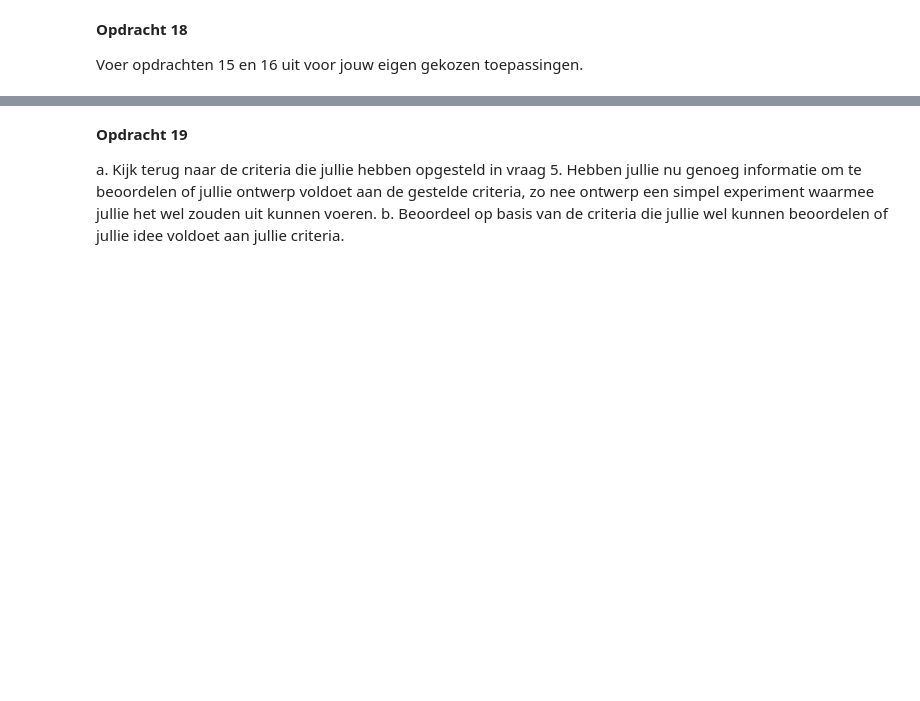
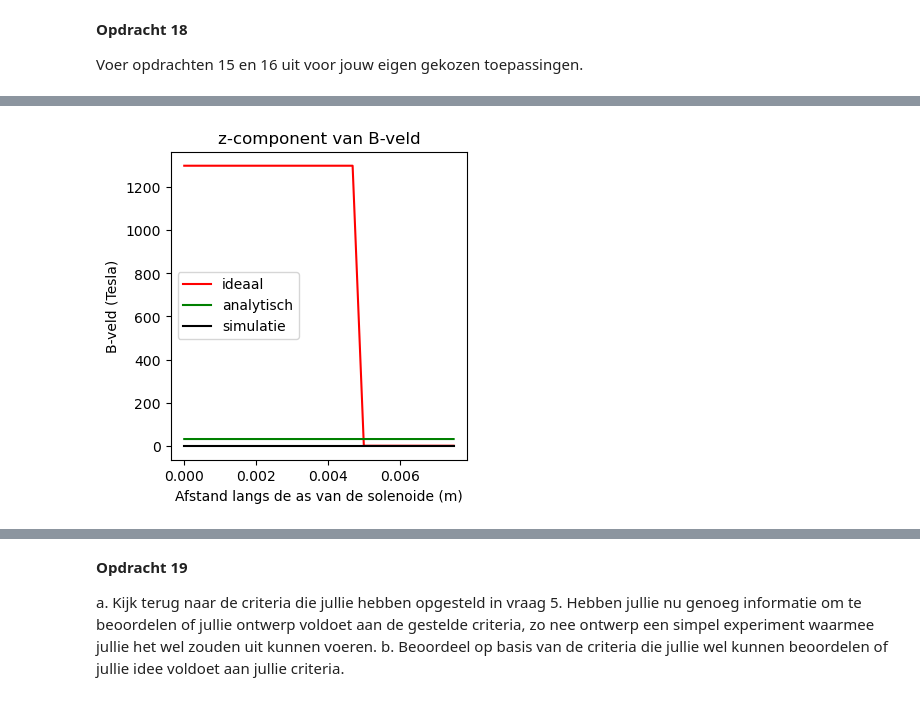
Before and after one commit to ElisabethMijnders/opdrachten-DEF-D-EM, a Jupyter notebook: DigitaleOntwerpopdrachten/2KrachtactuatorOpdracht/2KrachtactuatorOpdracht/KrachtactuatorOpdracht.ipynb, the cells around one changed output, grey strips where cells are left out. Saved outputs shown, nothing was run; the diff lists cells and outputs as text; code cells hidden in the pictures; blank space fills up the shorter version.

```diff
--- a/DigitaleOntwerpopdrachten/2KrachtactuatorOpdracht/2KrachtactuatorOpdracht/KrachtactuatorOpdracht.ipynb
+++ b/DigitaleOntwerpopdrachten/2KrachtactuatorOpdracht/2KrachtactuatorOpdracht/KrachtactuatorOpdracht.ipynb
@@ -635,6 +635,79 @@ Plaats hier jullie evaluatie of de deur actuator aan de minimale kracht eis vold
 
 Voer opdrachten 15 en 16 uit voor jouw eigen gekozen toepassingen.
 # %%
-###
-###Jullie code hier###
-###
+#Toepassing 1: slot
+#opdracht 15
+l_draad = 33.66 # Lengte draad
+r_sol_1 = 0.209 # Straal solenoide
+L_sol_1 = 0.01 # Lengte solenoide
+aantal_omwentelingen_1 = l_draad/(2*np.pi*r_sol_1)# Aantal wikkeling
+aantal_omwentelingen_1 = round(aantal_omwentelingen_1)
+N=10000 #aantal punten
+x,y,z=parametrisatie(N,r_sol_1,aantal_omwentelingen_1,L_sol_1)
+
+#spoed berekenen aantal omwentelingen per meter
+spoed_1=aantal_omwentelingen_1/L_sol_1
+print(f"De spoed is {spoed_1:.2f} omwentelingen/m")
+
+#H-velden berekenen
+n_ax=25
+z_ax=np.linspace(0, 1.5*L_sol_1/2, n_ax)
+H_ax=np.zeros((n_ax,1))
+
+for i_field in range(n_ax):
+    print(f"\rIfield =  {i_field}", end="") # Print welk element van het veld nu berekend wordt.
+    r_field=np.array([0,0,z_ax[i_field]])
+    #2d array voor alle punten langs de z-as
+    r_source = np.zeros((len(x),3))
+    r_source[:,0] = x
+    r_source[:,1] = y
+    r_source[:,2] = z
+    #dl is een stukje van de lengte van de spoel
+    dl_1 = np.diff(r_source, axis=0)
+    #door np.diff wordt dl 1 waarde korter dus dit moet ook voor r_source
+    r_source = r_source[:-1]
+    Hsimulated=np.array([0,0,0], dtype='float64')
+    Hsimulated += np.sum(field_current_element2d(r_field, r_source, dl,I_slot))
+    print(f"Ifield =  {i_field}", end="")
+
+    # selecting the z-component
+    H_ax[i_field,0]=Hsimulated[2]
+
+#Berekening analytische antwoord
+H_analytisch_1= spoed_1*I_slot
+
+H_veld_ideaal=H_analytisch_1*np.ones(n_ax)*(1.0*(z_ax < L_sol_1/2))
+
+# dit is nog een aardige analytische uitdrukking die je kan uitrekenen voor de z-component op de as van een solenoide met eindige lengte
+H_veld_analytisch=(aantal_omwentelingen_1*I_slot/L_sol_1/2)*((L_sol_1/2-z_ax)/np.sqrt((z_ax- L_sol_1/2)**2 + r_sol_1**2)+(L_sol_1/2+z_ax)/np.sqrt((z_ax+ L_sol_1/2)**2 + r_sol_1**2))
+
+plt.figure(figsize=[13,4])
+plt.subplot(131)
+plt.title('z-component van B-veld')
+plt.plot(z_ax, H_veld_ideaal, '-r', label='ideaal')
+plt.plot(z_ax, H_veld_analytisch, '-g', label='analytisch')
+plt.plot(z_ax, H_ax, '-k', label='simulatie')
+plt.legend()
+plt.xlabel('Afstand langs de as van de solenoide (m)')
+plt.ylabel('B-veld (Tesla)')
+plt.show()
+
+#opdracht 16
+# integrate the field up to point z_p
+Wz=-0.5*np.pi*r_sol_1**2*np.cumsum(np.flipud(H_ax)*mu_r*mu_0*np.flipud(H_ax))*(z_ax[1] - z_ax[0])
+
+plt.plot(L_sol_1/2 - z_ax, np.flipud(Wz), '-k')
+plt.xlabel('Afstand van plunjer in solenoide (m)'), plt.ylabel('Energie (J)'), plt.grid()
+plt.show()
+
+force_analytical = -mu_0*mu_r*np.pi*r_sol_1**2*aantal_omwentelingen_1**2*I_slot**2/2/L_sol_1**2 # Kracht uitrekenen numeriek
+force_numerical=np.diff(Wz, n=1, append=[0])/(z_ax[1] - z_ax[0]) # Kracht uitrekenen
+
+# Plotting the results
+plt.plot(L_sol_1/2 - z_ax, np.flipud(force_numerical), '-o', label='Kracht')
+plt.plot(L_sol_1/2 - z_ax, (-5*9.8)*np.ones(n_ax), '--r', label='Benodigde kracht')
+plt.plot(L_sol_1/2 - z_ax, force_analytical*np.ones(n_ax), '--g', label='Kracht oneindig lange solenoide')
+plt.xlabel('Afstand van plunjer in solenoide (m)'), plt.ylabel('Kracht (N)'), plt.grid(), plt.legend()
+#plt.ylim([-200, 0])
+plt.show()
+# %% [output]
@@ -640,0 +716 @@ Voer opdrachten 15 en 16 uit voor jouw eigen gekozen toepassingen.
+[figure, added]
```
Also changed, not shown: parts of 4 cells of this notebook.
